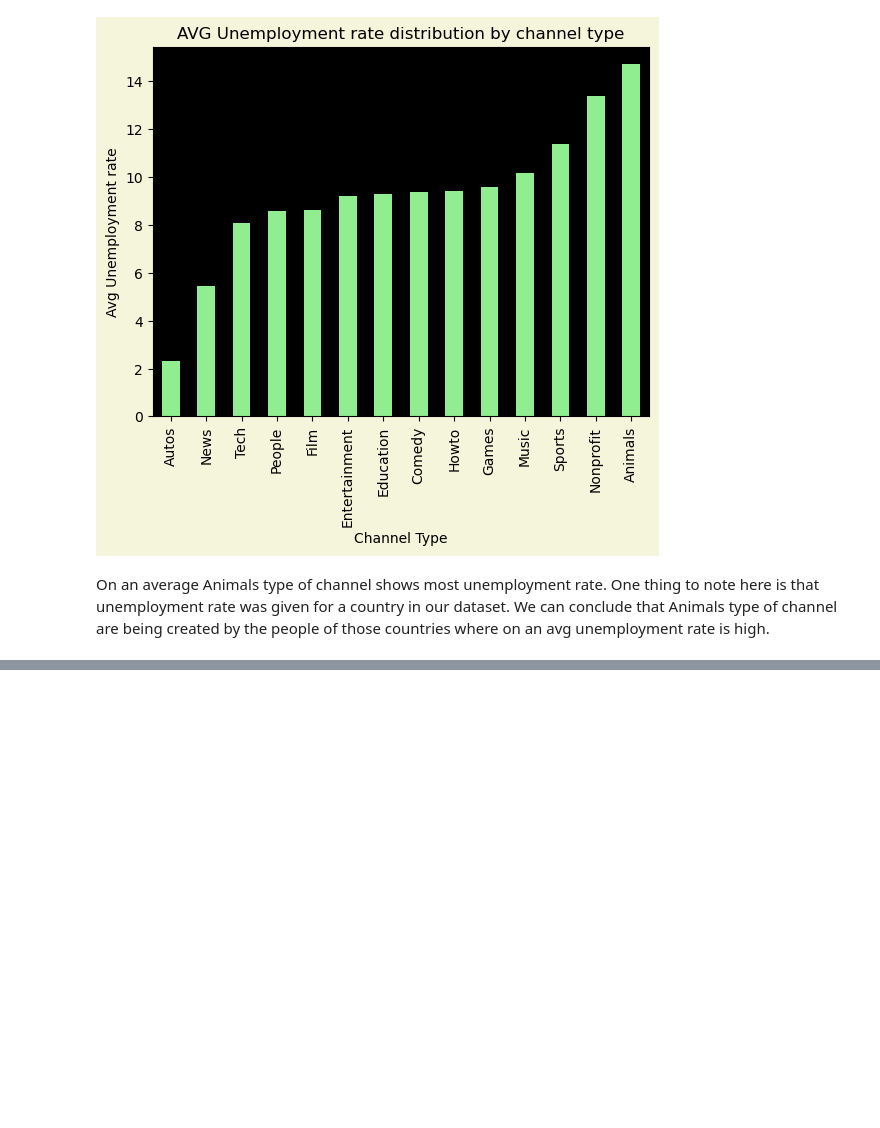
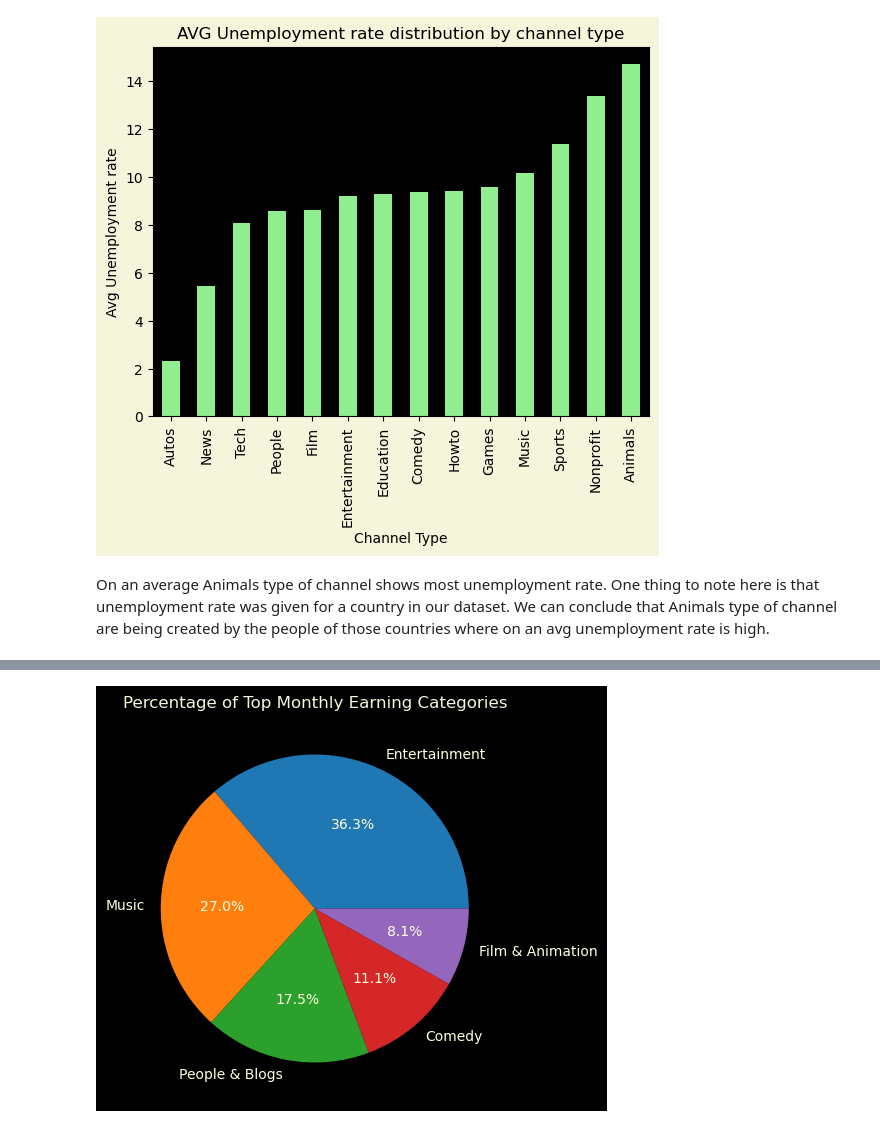
Before and after one commit to parashardevesh/data_analysis_and_ml, a Jupyter notebook: YouTube Statistics/Notebook.ipynb, the cells around one changed output, grey strips where cells are left out. Cells and saved outputs as stored; diff of their text form; code cells hidden in the pictures; blank space fills up the shorter version.

```diff
--- a/YouTube Statistics/Notebook.ipynb
+++ b/YouTube Statistics/Notebook.ipynb
@@ -449,0 +492,3 @@ On an average Animals type of channel shows most unemployment rate. One thing to
+# %%
+top_5_highest_monthly_earning_categories = df.groupby('category')['highest_monthly_earnings'].sum().sort_values(ascending=False).head()
+top_5_highest_monthly_earning_categories
@@ -449,0 +503,9 @@ On an average Animals type of channel shows most unemployment rate. One thing to
+# %%
+#finding out the top monthly earning categories
+plt.figure(facecolor='black', figsize=(5,5))
+top_5_highest_monthly_earning_categories.plot(kind='pie', autopct='%1.1f%%', textprops={'color':'lightyellow'})
+plt.title('Percentage of Top Monthly Earning Categories', fontdict={'color':'beige'})
+plt.ylabel('')
+plt.show()
+# %% [output]
+[figure, added]
```
Also changed, not shown: parts of 10 cells of this notebook.
